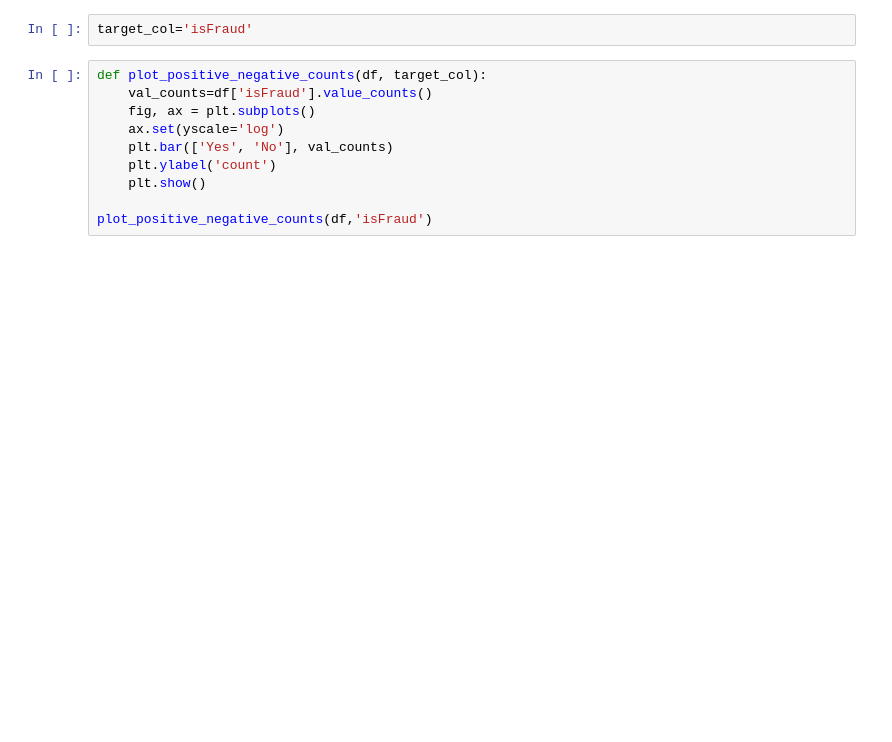
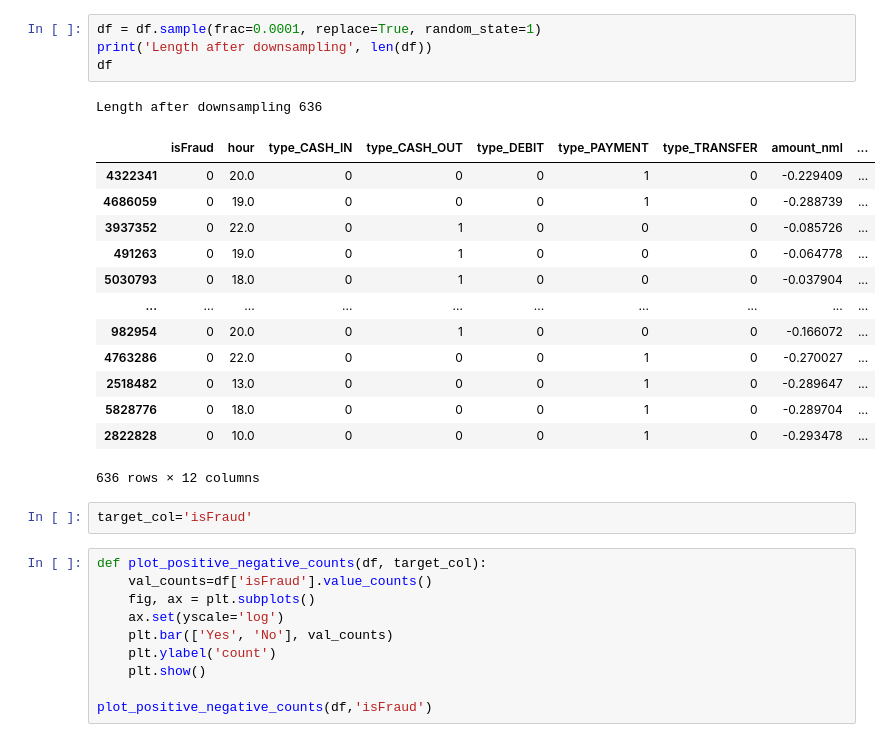
Before and after one commit to JoshuaFox/fraud-detect-blackbelt, a Jupyter notebook: local_run.ipynb, the cells around one changed output. Saved outputs shown, nothing was run; the diff lists cells and outputs as text; blank space fills up the shorter version.

```diff
--- a/local_run.ipynb
+++ b/local_run.ipynb
@@ -73,3 +69,22 @@ Wall time: 1.67 s
+# %%
+df = df.sample(frac=0.0001, replace=True, random_state=1)
+print('Length after downsampling', len(df))
+df
+# %% [output]
+Length after downsampling 636
+|  | isFraud | hour | type_CASH_IN | type_CASH_OUT | type_DEBIT | type_PAYMENT | type_TRANSFER | amount_nml | ... |
+| 4322341 | 0 | 20.0 | 0 | 0 | 0 | 1 | 0 | -0.229409 | ... |
+| 4686059 | 0 | 19.0 | 0 | 0 | 0 | 1 | 0 | -0.288739 | ... |
+| 3937352 | 0 | 22.0 | 0 | 1 | 0 | 0 | 0 | -0.085726 | ... |
+| 491263 | 0 | 19.0 | 0 | 1 | 0 | 0 | 0 | -0.064778 | ... |
+| 5030793 | 0 | 18.0 | 0 | 1 | 0 | 0 | 0 | -0.037904 | ... |
+| ... | ... | ... | ... | ... | ... | ... | ... | ... | ... |
+| 982954 | 0 | 20.0 | 0 | 1 | 0 | 0 | 0 | -0.166072 | ... |
+| 4763286 | 0 | 22.0 | 0 | 0 | 0 | 1 | 0 | -0.270027 | ... |
+| 2518482 | 0 | 13.0 | 0 | 0 | 0 | 1 | 0 | -0.289647 | ... |
+| 5828776 | 0 | 18.0 | 0 | 0 | 0 | 1 | 0 | -0.289704 | ... |
+| 2822828 | 0 | 10.0 | 0 | 0 | 0 | 1 | 0 | -0.293478 | ... |
+636 rows × 12 columns
 # %%
 target_col='isFraud'
 # %%
```
Also changed, not shown: parts of 16 cells of this notebook.
